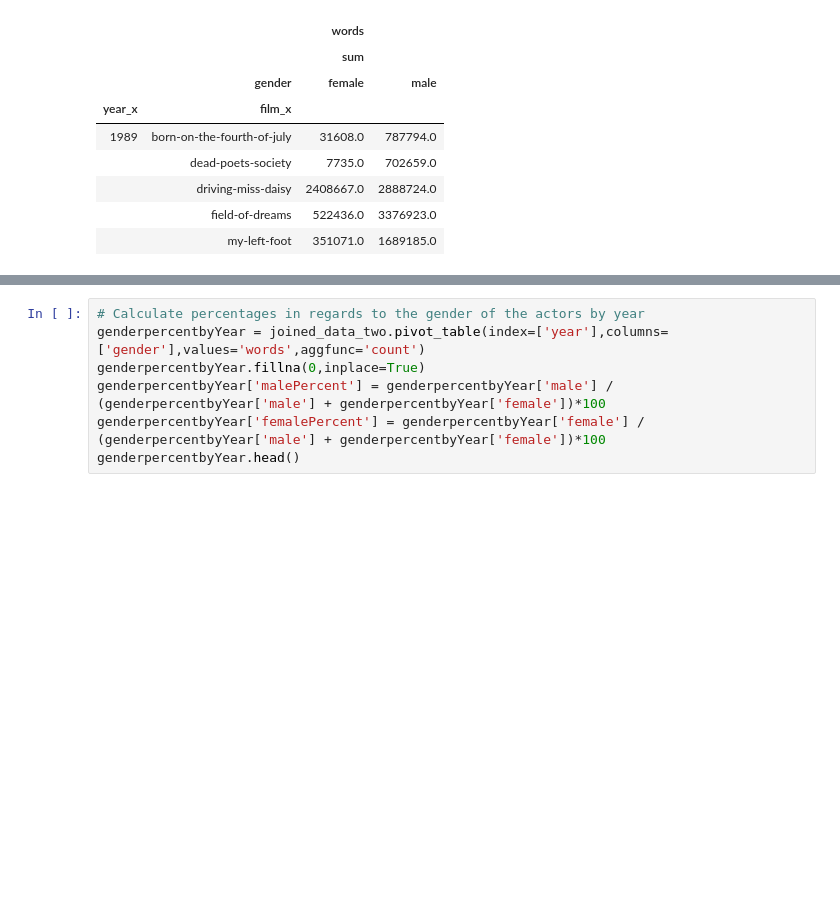
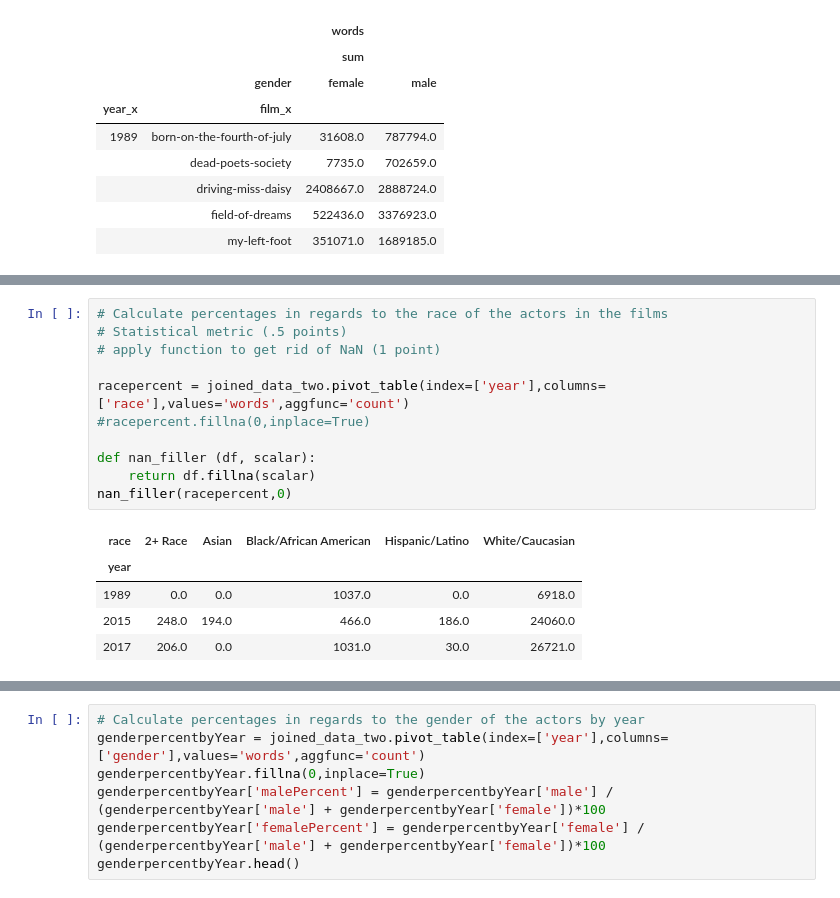
Before and after one commit to grothaek/Project, a Jupyter notebook: Project_Ponting.ipynb, the cells around one changed output, grey strips where cells are left out. Drawn from its saved outputs; the diff is of its cells as text; blank space fills up the shorter version.

```diff
--- a/Project_Ponting.ipynb
+++ b/Project_Ponting.ipynb
@@ -75,2 +81,19 @@ joined_data_two.pivot_table(columns='year',index=['gender','race'],values='words
 |  | White/Caucasian | 5333.0 | 18873.0 | 21343.0 |
+# %%
+# Calculate percentages in regards to the race of the actors in the films
+# Statistical metric (.5 points)
+# apply function to get rid of NaN (1 point)
+
+racepercent = joined_data_two.pivot_table(index=['year'],columns=['race'],values='words',aggfunc='count')
+#racepercent.fillna(0,inplace=True)
+
+def nan_filler (df, scalar):
+    return df.fillna(scalar)
+nan_filler(racepercent,0)
+# %% [output]
+| race | 2+ Race | Asian | Black/African American | Hispanic/Latino | White/Caucasian |
+| year |  |  |  |  |  |
+| 1989 | 0.0 | 0.0 | 1037.0 | 0.0 | 6918.0 |
+| 2015 | 248.0 | 194.0 | 466.0 | 186.0 | 24060.0 |
+| 2017 | 206.0 | 0.0 | 1031.0 | 30.0 | 26721.0 |
 # %%
```
Also changed, not shown: parts of 15 cells of this notebook.
